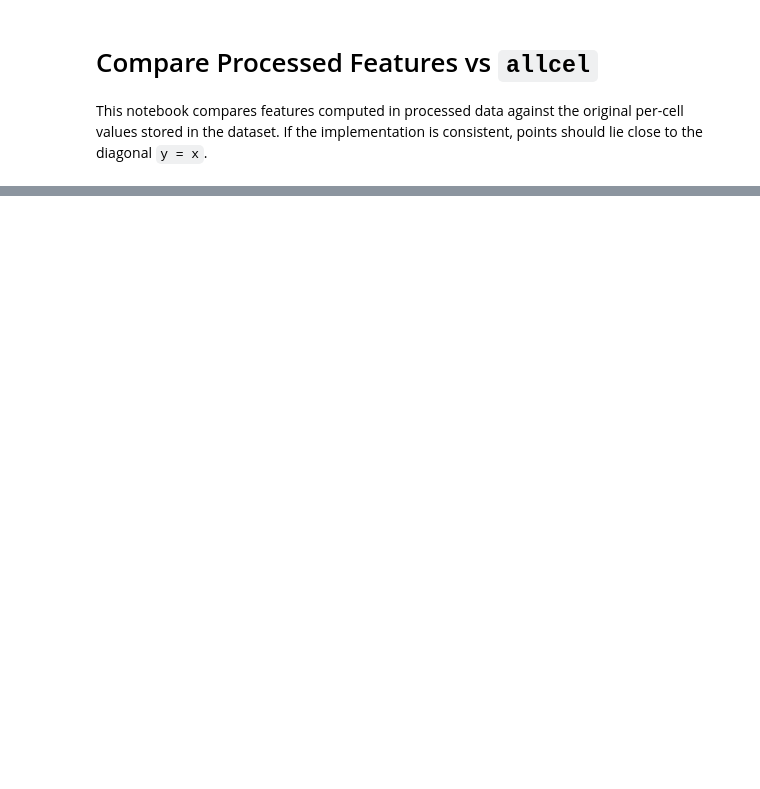
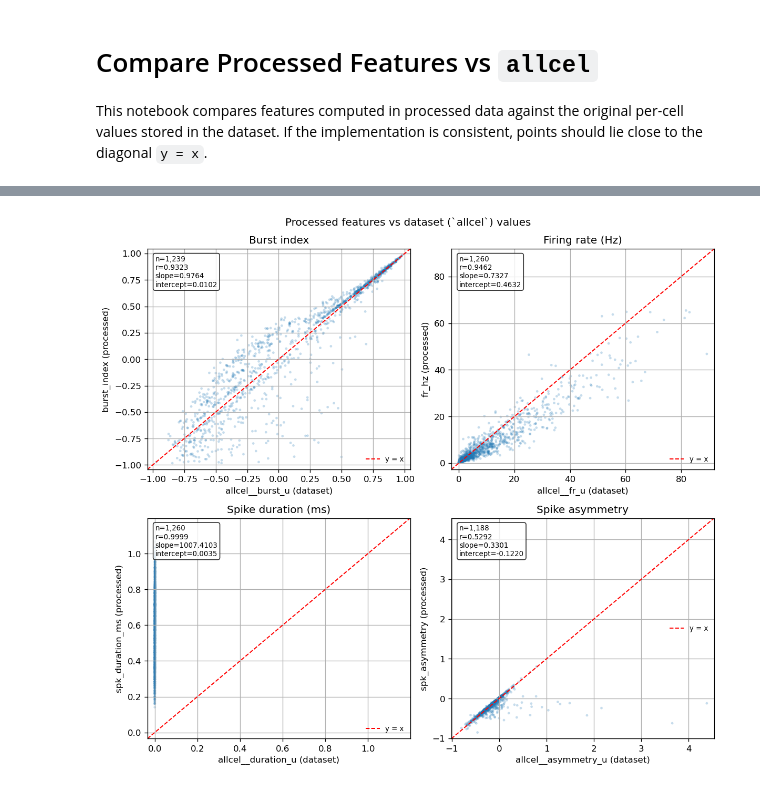
Before and after one commit to tadex909/CA1-cellclass, a Jupyter notebook: notebooks/compare_processed_vs_allcel_features.ipynb, the cells around one changed output, grey strips where cells are left out. Saved outputs shown, nothing was run; the diff lists cells and outputs as text; code cells hidden in the pictures; blank space fills up the shorter version.

```diff
--- a/notebooks/compare_processed_vs_allcel_features.ipynb
+++ b/notebooks/compare_processed_vs_allcel_features.ipynb
@@ -29,7 +39,7 @@ comparisons = [
     ('burst_index', 'allcel__burst_u', 'Burst index'),
     ('fr_hz', 'allcel__fr_u', 'Firing rate (Hz)'),
     ('spk_duration_ms', 'allcel__duration_u', 'Spike duration (ms)'),
-    ('spk_asymmetry', 'allcel__assymetry_u', 'Spike asymmetry'),
+    ('spk_asymmetry', 'allcel__asymmetry_u', 'Spike asymmetry'),
 ]
 
 missing = [c for c in comparisons if c[0] not in df.columns or c[1] not in df.columns]
@@ -83,30 +93,32 @@ for i, (ours_col, base_col, title) in enumerate(valid_comparisons):
     ax.legend(frameon=False, loc='best', fontsize=8)
     ax.text(
         0.03, 0.97,
         f'n={len(xy):,}\nr={r:.4f}\nslope={slope:.4f}\nintercept={intercept:.4f}',
         transform=ax.transAxes,
         va='top',
         ha='left',
         fontsize=8,
         bbox=dict(boxstyle='round,pad=0.3', fc='white', alpha=0.8),
     )
 
     summary_rows.append({
         'feature': title,
         'ours_col': ours_col,
         'allcel_col': base_col,
         'n': len(xy),
         'pearson_r': r,
         'fit_slope': float(slope),
         'fit_intercept': float(intercept),
     })
 
 for j in range(n, len(axes)):
     axes[j].axis('off')
 
 fig.suptitle('Processed features vs dataset (`allcel`) values', fontsize=12)
 fig.tight_layout()
 plt.show()
 
 summary_df = pd.DataFrame(summary_rows)
 display(summary_df)
+# %% [output]
+[figure, added]
```
Also changed, not shown: parts of 4 cells of this notebook, 23 other files.
